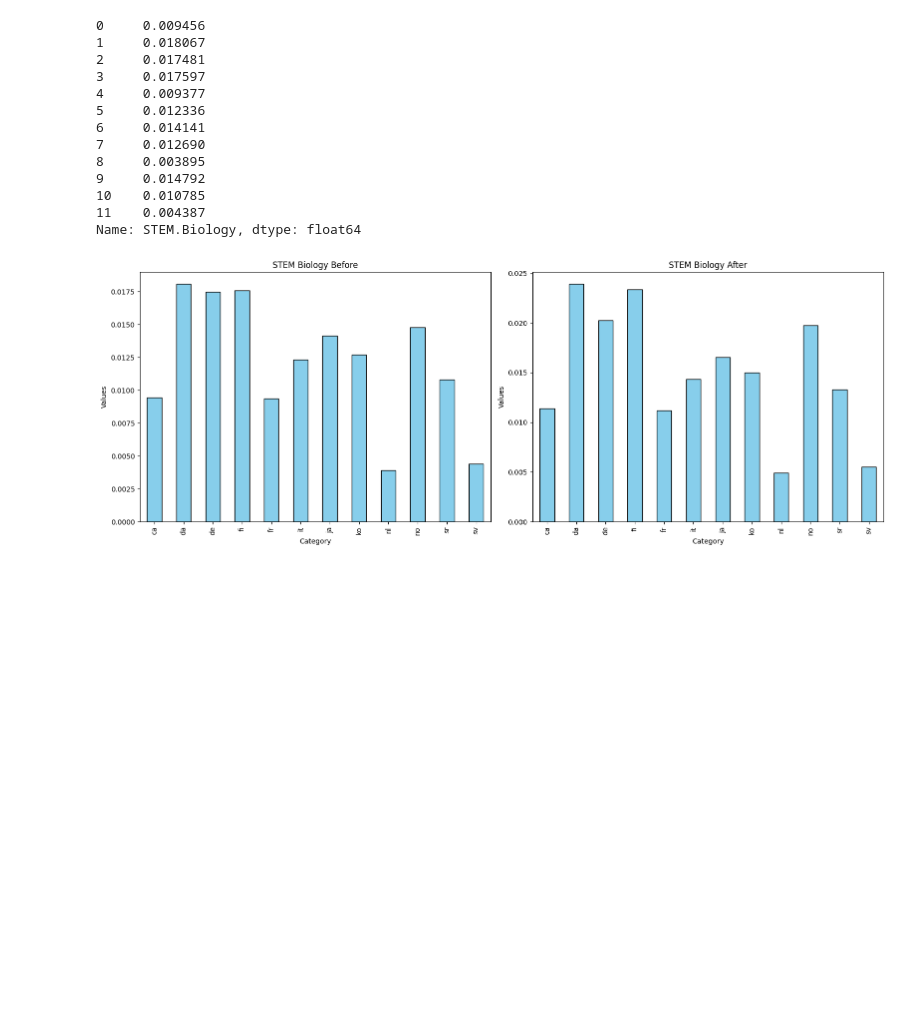
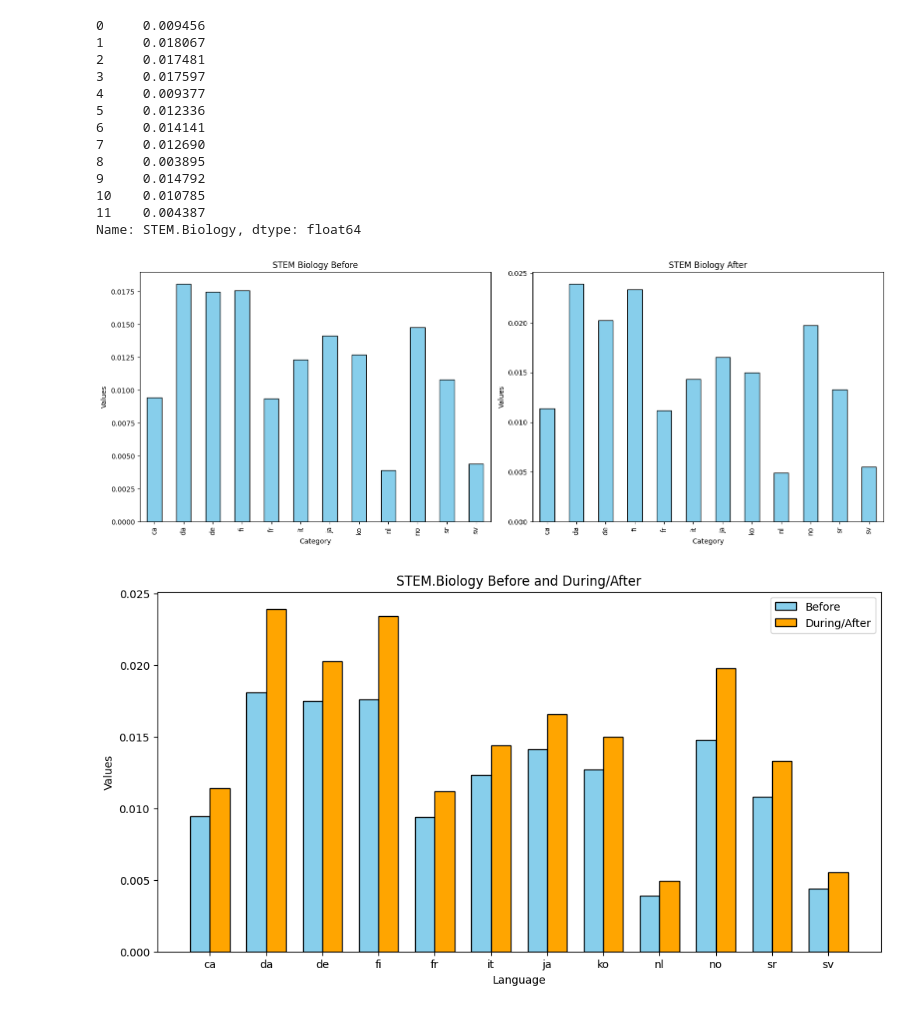
Before and after one commit to epfl-ada/ada-2023-project-rablashijupa, a Jupyter notebook: Step 2.ipynb, the cells around one changed output. Cells and saved outputs as stored; diff of their text form; code cells hidden in the pictures; blank space fills up the shorter version.

```diff
--- a/Step 2.ipynb
+++ b/Step 2.ipynb
@@ -514,20 +514,22 @@ Name: STEM.Biology, dtype: float64
 import matplotlib.pyplot as plt
 
 # Assuming df_timeseries_bef and df_timeseries_aft are your DataFrames
+df_bef = df_timeseries_bef.copy()
+df_aft = df_timeseries_aft.copy()
+# Set 'lang_prefix' as the index for both DataFrames
 
-# Set 'lang_prefix' as the index for both DataFrames
-df_timeseries_bef.set_index('lang_prefix', inplace=True)
-df_timeseries_aft.set_index('lang_prefix', inplace=True)
+df_bef.set_index('lang_prefix', inplace=True)
+df_aft.set_index('lang_prefix', inplace=True)
 
 # Adjust the figsize based on your preference
 fig, axes = plt.subplots(1, 2, figsize=(16, 6))
 
 # Plot the bar chart for df_timeseries_bef
-df_timeseries_bef['STEM.Biology'].plot(kind='bar', color='skyblue', edgecolor='black', ax=axes[0])
+df_bef['STEM.Biology'].plot(kind='bar', color='skyblue', edgecolor='black', ax=axes[0])
 axes[0].set_title('STEM Biology Before')
 
 # Plot the bar chart for df_timeseries_aft
-df_timeseries_aft['STEM.Biology'].plot(kind='bar', color='skyblue', edgecolor='black', ax=axes[1])
+df_aft['STEM.Biology'].plot(kind='bar', color='skyblue', edgecolor='black', ax=axes[1])
 axes[1].set_title('STEM Biology After')
 
 # Add titles and labels
@@ -543,3 +545,52 @@ plt.tight_layout()
 plt.show()
 # %% [output]
 [figure]
+# %%
+import matplotlib.pyplot as plt
+import numpy as np
+
+def plot_before_after(df_bef, df_aft, category):
+    # Set 'lang_prefix' as the index for both DataFrames
+    df_bef2 = df_bef.copy()
+    df_aft2 = df_aft.copy()
+    df_bef2.set_index('lang_prefix', inplace=True)
+    df_aft2.set_index('lang_prefix', inplace=True)
+
+    # Check if the category exists in both DataFrames
+    if category not in df_bef2.columns or category not in df_aft2.columns:
+        print(f"Category '{category}' not found in both DataFrames.")
+        return
+
+    # Adjust the figsize based on your preference
+    fig, ax = plt.subplots(figsize=(12, 6))
+
+    # Set the bar width for better visualization
+    bar_width = 0.35
+
+    # Get the categories and their positions
+    categories = df_bef2.index
+    positions_bef = np.arange(len(categories))
+    positions_aft = positions_bef + bar_width
+
+    # Plot the bar chart for df_bef
+    ax.bar(positions_bef, df_bef2[category], width=bar_width, color='skyblue', edgecolor='black', label='Before')
+
+    # Plot the bar chart for df_aft
+    ax.bar(positions_aft, df_aft2[category], width=bar_width, color='orange', edgecolor='black', label='During/After')
+
+    # Add titles and labels
+    ax.set_title(f'{category} Before and During/After')
+    ax.set_xlabel('Language')
+    ax.set_ylabel('Values')
+    ax.set_xticks(positions_bef + bar_width / 2)
+    ax.set_xticklabels(categories)
+    ax.legend()
+
+    # Show the plot
+    plt.show()
+
+# Example usage:
+# Replace df_timeseries_bef and df_timeseries_aft with your actual DataFrames
+plot_before_after(df_timeseries_bef.copy(), df_timeseries_aft.copy(), 'STEM.Biology')
+# %% [output]
+[figure, added]
```
Also changed, not shown: parts of 8 cells of this notebook.
